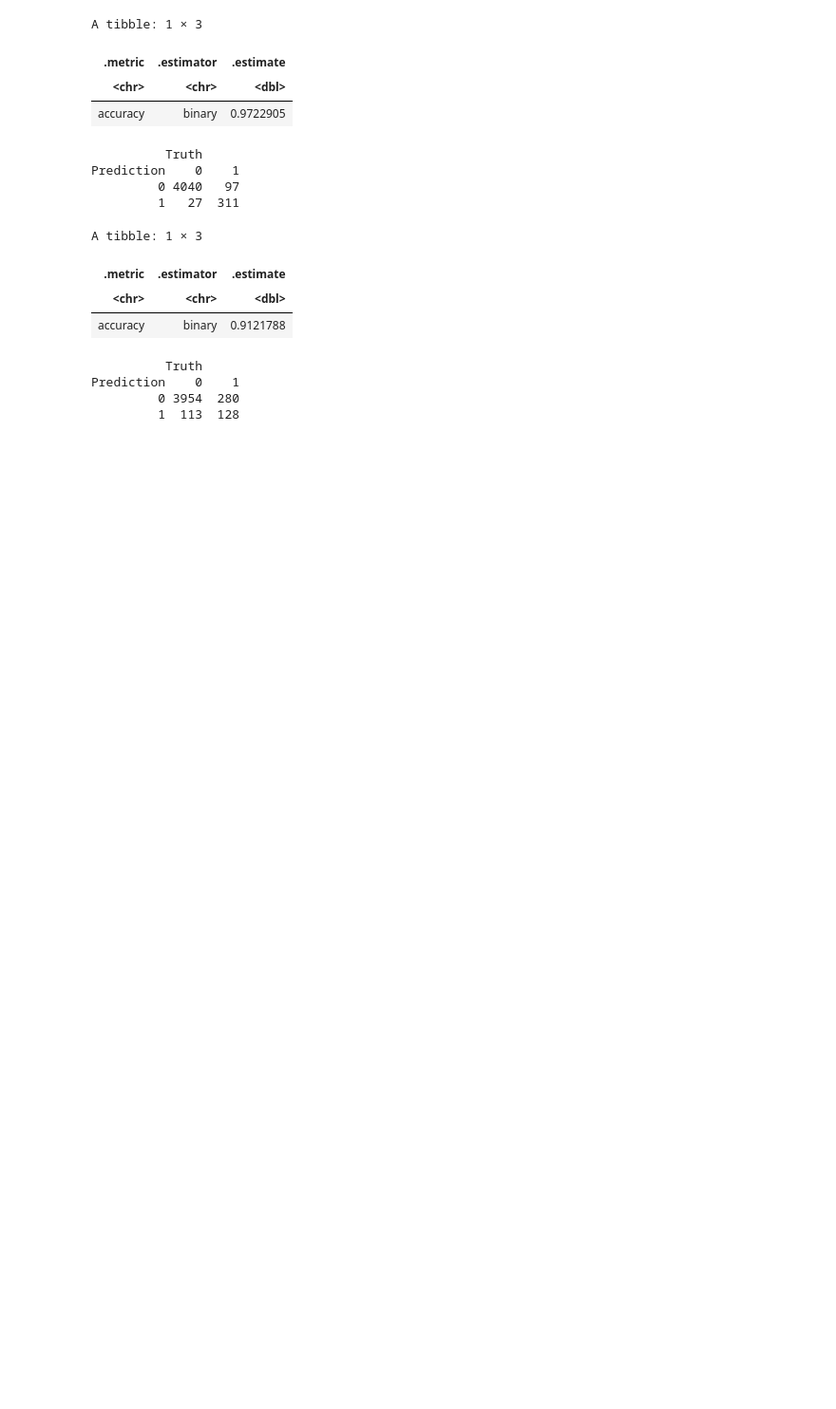
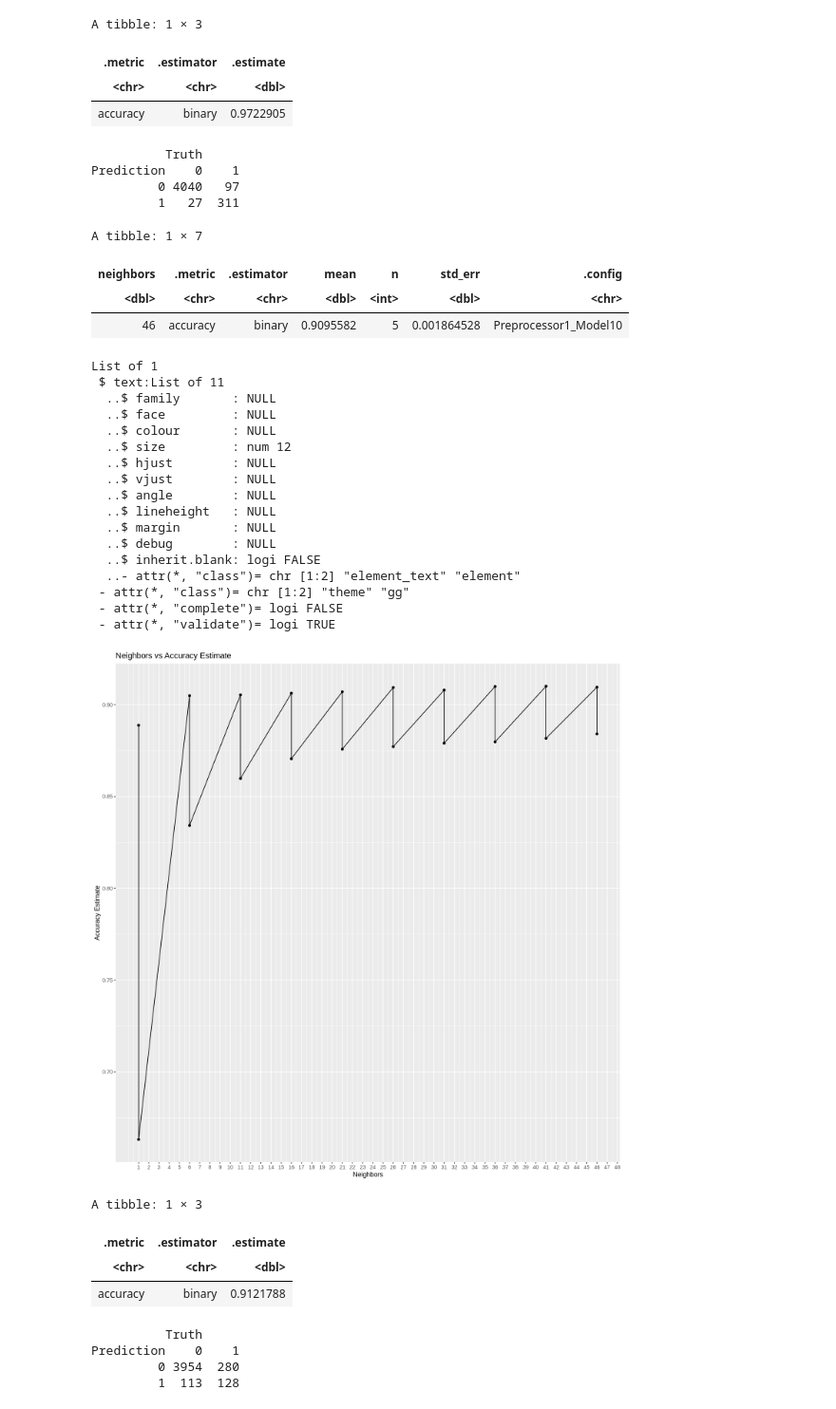
Before and after one commit to natashawong03/dsci100_group_project, a Jupyter notebook: TBgroupproject.ipynb, the cells around one changed output. Shown at 95% size. Drawn from its saved outputs; the diff is of its cells as text; code cells hidden in the pictures; blank space fills up the shorter version.

```diff
--- a/TBgroupproject.ipynb
+++ b/TBgroupproject.ipynb
@@ -361,35 +361,58 @@ star_recipe3 <- recipe (Class ~ DM_mean, IP_mean, DM_skw, IP_skw, data = star_tr
     step_scale (all_predictors())|>
     step_center (all_predictors())
 
 star_fold3 <- vfold_cv (star_train, v = 5, strata = Class)
 
 star_tune3 <- nearest_neighbor (weight_func = "rectangular", neighbors = tune())|>
     set_engine ("kknn")|>
     set_mode ("classification")
 
 k_vals <- tibble (neighbors = seq (from = 1, to = 50, by = 5))
 
 star_results3 <- workflow () |>
     add_recipe (star_recipe3)|>
     add_model (star_tune3)|>
     tune_grid (resamples = star_fold3, grid = k_vals)|>
     collect_metrics()
 
 accuracies3 <- star_results3 |>
     filter (.metric == "accuracy")|>
-    arrange (mean) |>
+    arrange (.metric) |>
     tail (1)
 accuracies3
 # k = 46
 
 kselection_3 <- ggplot (star_results3, aes (x = neighbors, y = mean)) +
 geom_point() +
 geom_line() +
 labs (x = "Neighbors", y = "Accuracy Estimate") +
 scale_x_continuous(breaks = 1:50) +
-ggtitle ("Neighbors vs Accuracy Estimate") +
+ggtitle ("Neighbors vs Accuracy Estimate")
 theme (text = element_text (size = 12))
 kselection_3
+# %% [output]
+A tibble: 1 × 7
+| neighbors | .metric | .estimator | mean | n | std_err | .config |
+| <dbl> | <chr> | <chr> | <dbl> | <int> | <dbl> | <chr> |
+| 46 | accuracy | binary | 0.9095582 | 5 | 0.001864528 | Preprocessor1_Model10 |
+List of 1
+ $ text:List of 11
+  ..$ family       : NULL
+  ..$ face         : NULL
+  ..$ colour       : NULL
+  ..$ size         : num 12
+  ..$ hjust        : NULL
+  ..$ vjust        : NULL
+  ..$ angle        : NULL
+  ..$ lineheight   : NULL
+  ..$ margin       : NULL
+  ..$ debug        : NULL
+  ..$ inherit.blank: logi FALSE
+  ..- attr(*, "class")= chr [1:2] "element_text" "element"
+ - attr(*, "class")= chr [1:2] "theme" "gg"
+ - attr(*, "complete")= logi FALSE
+ - attr(*, "validate")= logi TRUE
+[figure, added]
 # %%
 #using k = 46 to classify testing data
 star_model3 <- nearest_neighbor(weight_func = "rectangular", neighbors = 46) |>
```
Also changed, not shown: parts of 17 cells of this notebook.
